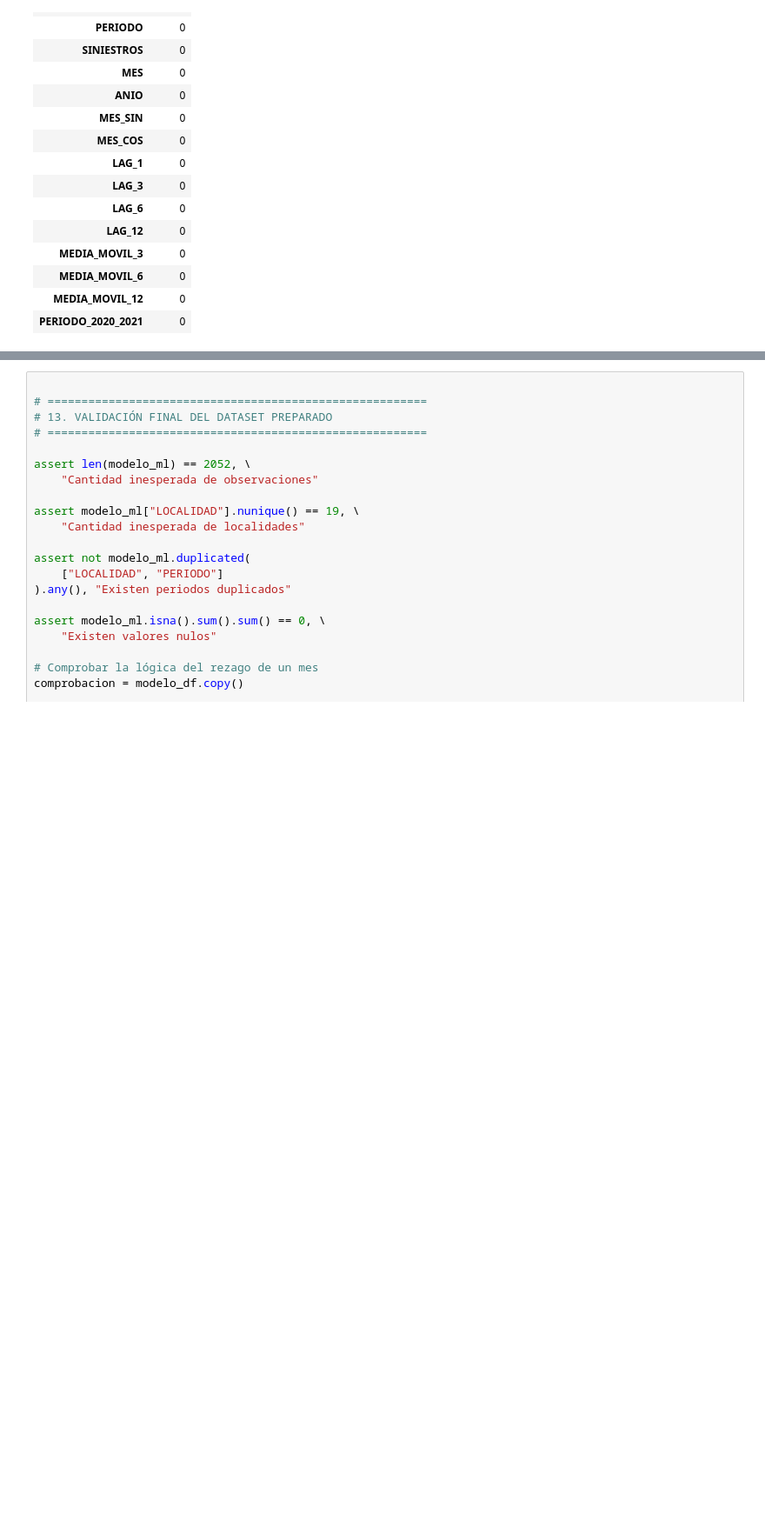
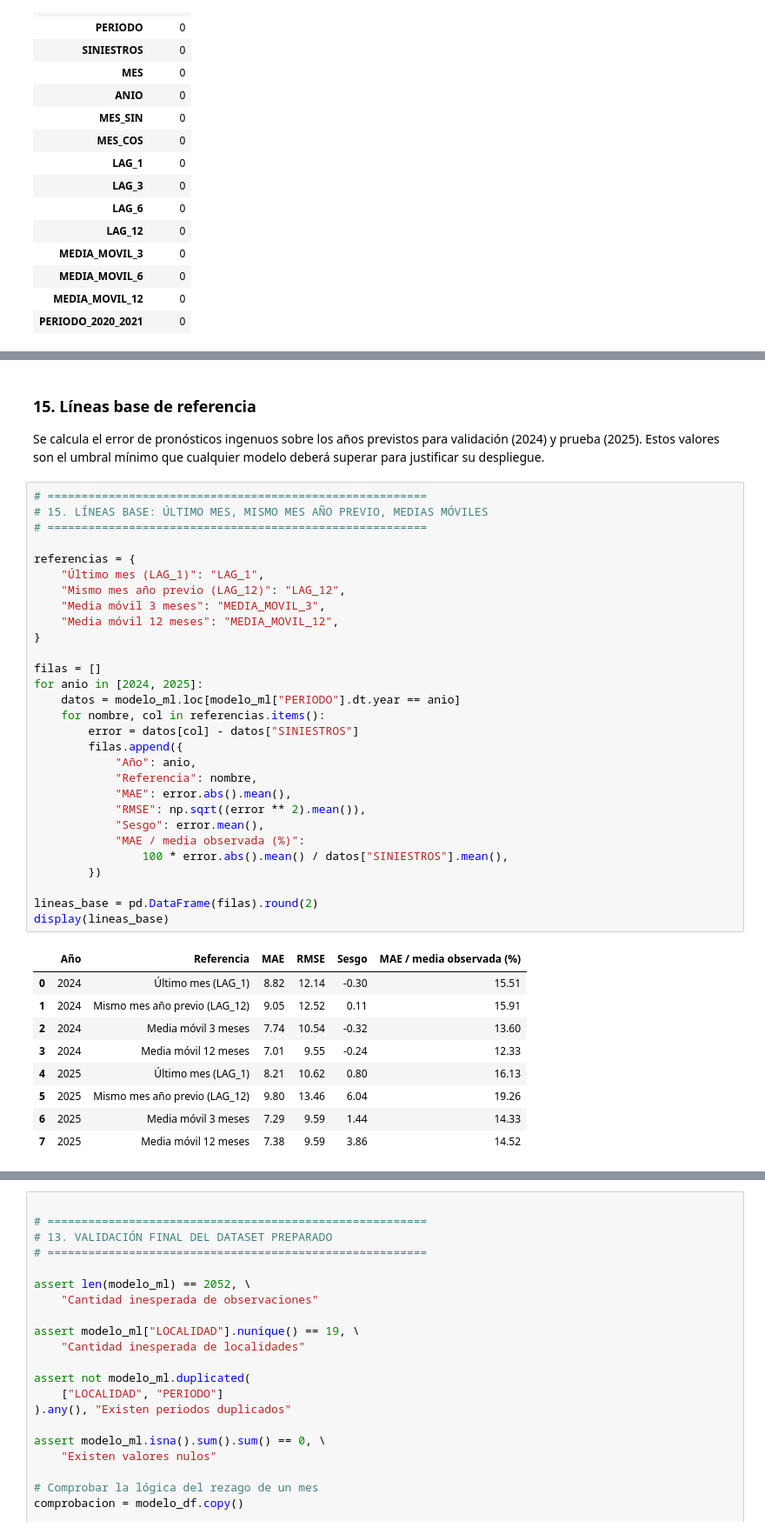
Before and after one commit to AndruTP/DSA-Siniestralidad-Bogota, a Jupyter notebook: SINIESTROS_BOGOTA.ipynb, the cells around one changed output, grey strips where cells are left out. Shown at 87% size. Drawn from its saved outputs; the diff is of its cells as text; blank space fills up the shorter version.

```diff
--- a/SINIESTROS_BOGOTA.ipynb
+++ b/SINIESTROS_BOGOTA.ipynb
@@ -1540,0 +1681,43 @@ Valores nulos:
+# %% [markdown]
+### 15. Líneas base de referencia
+
+Se calcula el error de pronósticos ingenuos sobre los años previstos para validación (2024) y prueba (2025). Estos valores son el umbral mínimo que cualquier modelo deberá superar para justificar su despliegue.
+# %%
+# ========================================================
+# 15. LÍNEAS BASE: ÚLTIMO MES, MISMO MES AÑO PREVIO, MEDIAS MÓVILES
+# ========================================================
+
+referencias = {
+    "Último mes (LAG_1)": "LAG_1",
+    "Mismo mes año previo (LAG_12)": "LAG_12",
+    "Media móvil 3 meses": "MEDIA_MOVIL_3",
+    "Media móvil 12 meses": "MEDIA_MOVIL_12",
+}
+
+filas = []
+for anio in [2024, 2025]:
+    datos = modelo_ml.loc[modelo_ml["PERIODO"].dt.year == anio]
+    for nombre, col in referencias.items():
+        error = datos[col] - datos["SINIESTROS"]
+        filas.append({
+            "Año": anio,
+            "Referencia": nombre,
+            "MAE": error.abs().mean(),
+            "RMSE": np.sqrt((error ** 2).mean()),
+            "Sesgo": error.mean(),
+            "MAE / media observada (%)":
+                100 * error.abs().mean() / datos["SINIESTROS"].mean(),
+        })
+
+lineas_base = pd.DataFrame(filas).round(2)
+display(lineas_base)
+# %% [output]
+|  | Año | Referencia | MAE | RMSE | Sesgo | MAE / media observada (%) |
+| 0 | 2024 | Último mes (LAG_1) | 8.82 | 12.14 | -0.30 | 15.51 |
+| 1 | 2024 | Mismo mes año previo (LAG_12) | 9.05 | 12.52 | 0.11 | 15.91 |
+| 2 | 2024 | Media móvil 3 meses | 7.74 | 10.54 | -0.32 | 13.60 |
+| 3 | 2024 | Media móvil 12 meses | 7.01 | 9.55 | -0.24 | 12.33 |
+| 4 | 2025 | Último mes (LAG_1) | 8.21 | 10.62 | 0.80 | 16.13 |
+| 5 | 2025 | Mismo mes año previo (LAG_12) | 9.80 | 13.46 | 6.04 | 19.26 |
+| 6 | 2025 | Media móvil 3 meses | 7.29 | 9.59 | 1.44 | 14.33 |
+| 7 | 2025 | Media móvil 12 meses | 7.38 | 9.59 | 3.86 | 14.52 |
```
Also changed, not shown: parts of 13 cells of this notebook.
